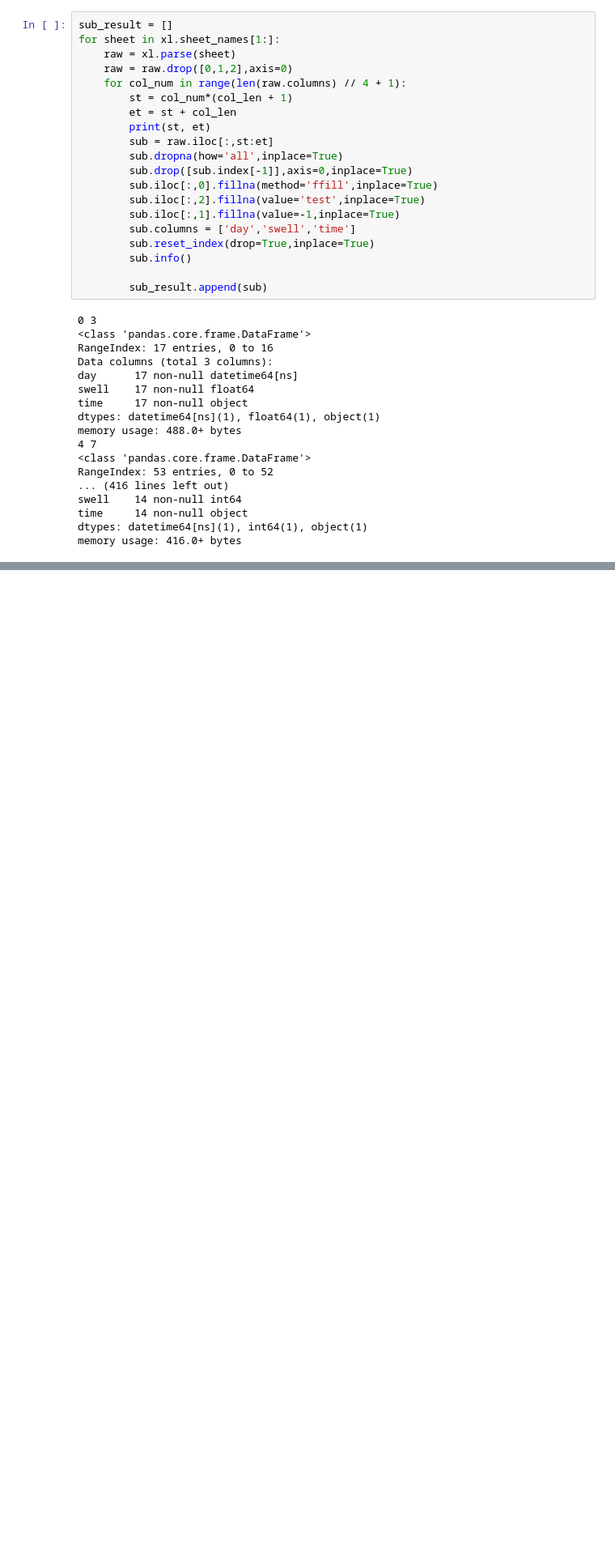
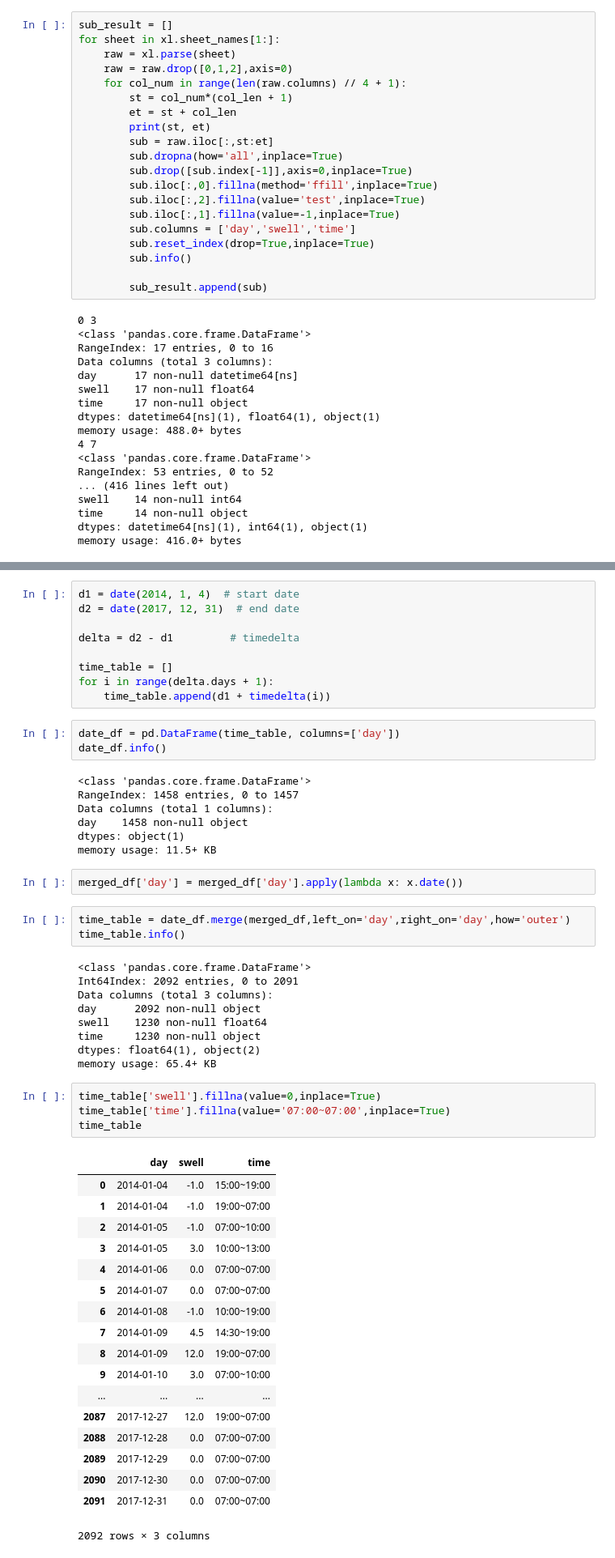
Before and after one commit to junwoopark92/2018-Posco-AI-Challenge, a Jupyter notebook: Task2_forecast_swell/jw/01.parse_swell_data.ipynb, the cells around one changed output, grey strips where cells are left out. Shown: that part at 81% size. Drawn from its saved outputs; the diff is of its cells as text; blank space fills up the shorter version.

```diff
--- a/Task2_forecast_swell/jw/parse_swell_data.ipynb
+++ b/Task2_forecast_swell/jw/01.parse_swell_data.ipynb
@@ -174,0 +233,56 @@ memory usage: 28.9+ KB
+# %%
+d1 = date(2014, 1, 4)  # start date
+d2 = date(2017, 12, 31)  # end date
+
+delta = d2 - d1         # timedelta
+
+time_table = []
+for i in range(delta.days + 1):
+    time_table.append(d1 + timedelta(i))
+# %%
+date_df = pd.DataFrame(time_table, columns=['day'])
+date_df.info()
+# %% [output]
+<class 'pandas.core.frame.DataFrame'>
+RangeIndex: 1458 entries, 0 to 1457
+Data columns (total 1 columns):
+day    1458 non-null object
+dtypes: object(1)
+memory usage: 11.5+ KB
+# %%
+merged_df['day'] = merged_df['day'].apply(lambda x: x.date())
+# %%
+time_table = date_df.merge(merged_df,left_on='day',right_on='day',how='outer')
+time_table.info()
+# %% [output]
+<class 'pandas.core.frame.DataFrame'>
+Int64Index: 2092 entries, 0 to 2091
+Data columns (total 3 columns):
+day      2092 non-null object
+swell    1230 non-null float64
+time     1230 non-null object
+dtypes: float64(1), object(2)
+memory usage: 65.4+ KB
+# %%
+time_table['swell'].fillna(value=0,inplace=True)
+time_table['time'].fillna(value='07:00~07:00',inplace=True)
+time_table
+# %% [output]
+|  | day | swell | time |
+| 0 | 2014-01-04 | -1.0 | 15:00~19:00 |
+| 1 | 2014-01-04 | -1.0 | 19:00~07:00 |
+| 2 | 2014-01-05 | -1.0 | 07:00~10:00 |
+| 3 | 2014-01-05 | 3.0 | 10:00~13:00 |
+| 4 | 2014-01-06 | 0.0 | 07:00~07:00 |
+| 5 | 2014-01-07 | 0.0 | 07:00~07:00 |
+| 6 | 2014-01-08 | -1.0 | 10:00~19:00 |
+| 7 | 2014-01-09 | 4.5 | 14:30~19:00 |
+| 8 | 2014-01-09 | 12.0 | 19:00~07:00 |
+| 9 | 2014-01-10 | 3.0 | 07:00~10:00 |
+| ... | ... | ... | ... |
+| 2087 | 2017-12-27 | 12.0 | 19:00~07:00 |
+| 2088 | 2017-12-28 | 0.0 | 07:00~07:00 |
+| 2089 | 2017-12-29 | 0.0 | 07:00~07:00 |
+| 2090 | 2017-12-30 | 0.0 | 07:00~07:00 |
+| 2091 | 2017-12-31 | 0.0 | 07:00~07:00 |
+2092 rows × 3 columns
```
Also changed, not shown: parts of 26 cells of this notebook, 3 other files.
